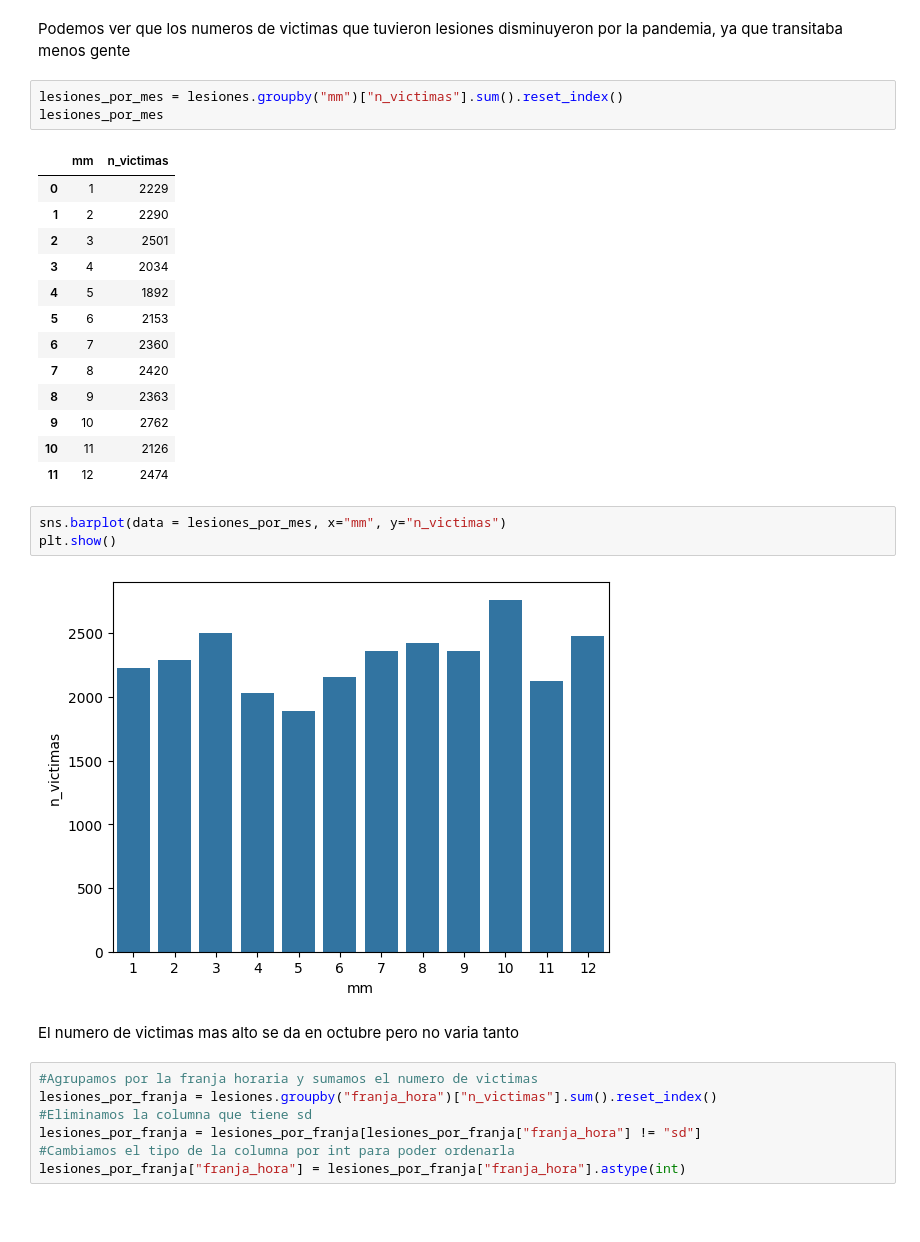
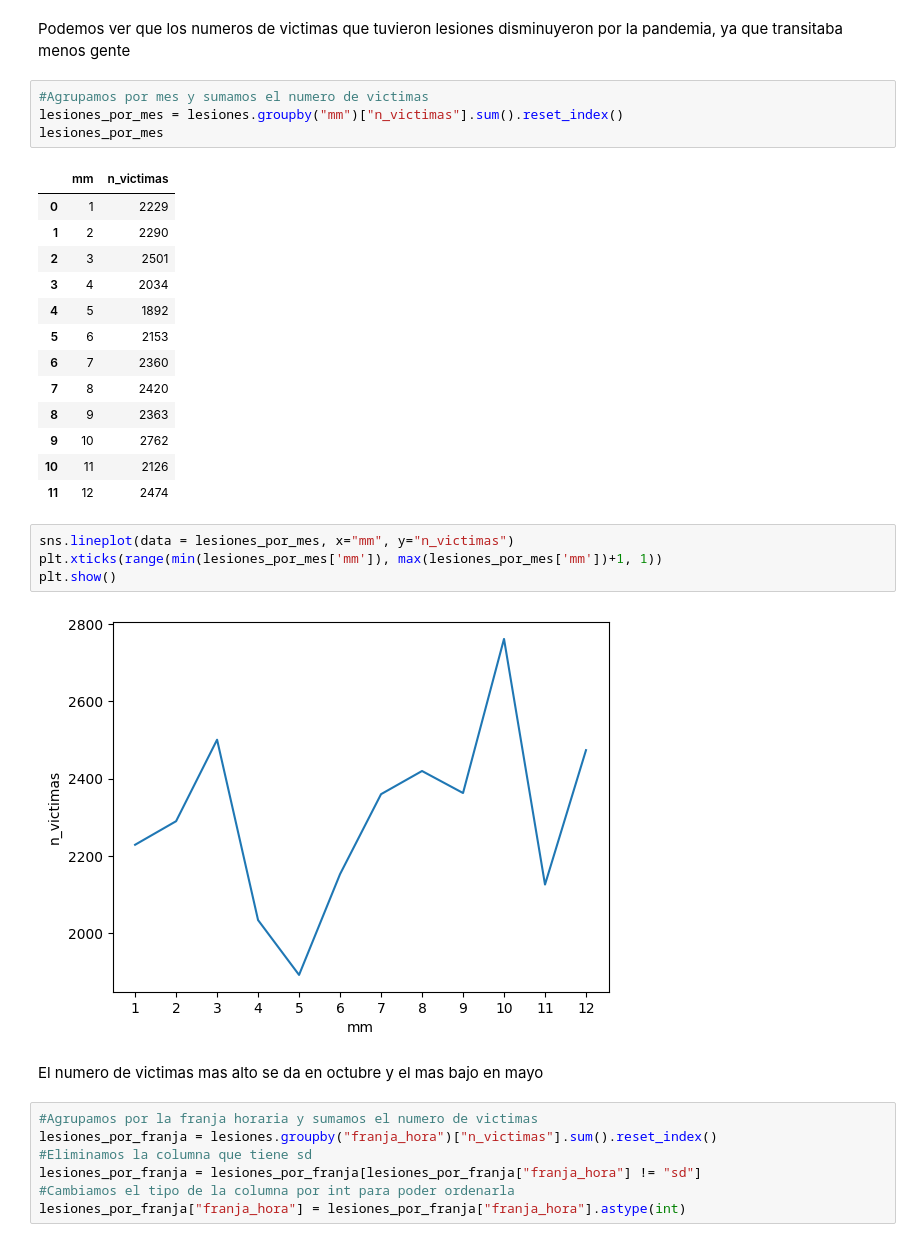
Before and after one commit to Lukitens/PI_DA, a Jupyter notebook: eda.ipynb, the cells around one changed output. Saved outputs shown, nothing was run; the diff lists cells and outputs as text; blank space fills up the shorter version.

```diff
--- a/eda.ipynb
+++ b/eda.ipynb
@@ -433,6 +482,7 @@ plt.show()
 # %% [markdown]
 Podemos ver que los numeros de victimas que tuvieron lesiones disminuyeron por la pandemia, ya que transitaba menos gente
 # %%
+#Agrupamos por mes y sumamos el numero de victimas
 lesiones_por_mes = lesiones.groupby("mm")["n_victimas"].sum().reset_index()
 lesiones_por_mes
 # %% [output]
@@ -450,12 +500,13 @@ lesiones_por_mes
 | 10 | 11 | 2126 |
 | 11 | 12 | 2474 |
 # %%
-sns.barplot(data = lesiones_por_mes, x="mm", y="n_victimas")
+sns.lineplot(data = lesiones_por_mes, x="mm", y="n_victimas")
+plt.xticks(range(min(lesiones_por_mes['mm']), max(lesiones_por_mes['mm'])+1, 1))
 plt.show()
 # %% [output]
-[figure, old version]
+[figure, new version]
 # %% [markdown]
-El numero de victimas mas alto se da en octubre pero no varia tanto
+El numero de victimas mas alto se da en octubre y el mas bajo en mayo
 # %%
 #Agrupamos por la franja horaria y sumamos el numero de victimas
 lesiones_por_franja = lesiones.groupby("franja_hora")["n_victimas"].sum().reset_index()
```
Also changed, not shown: parts of 32 cells of this notebook, 1 other file.
